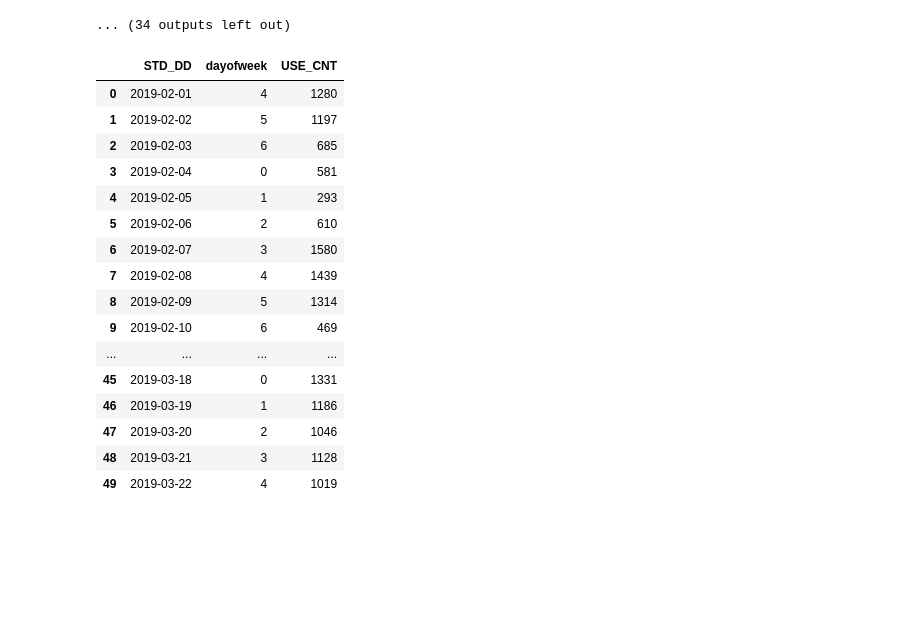
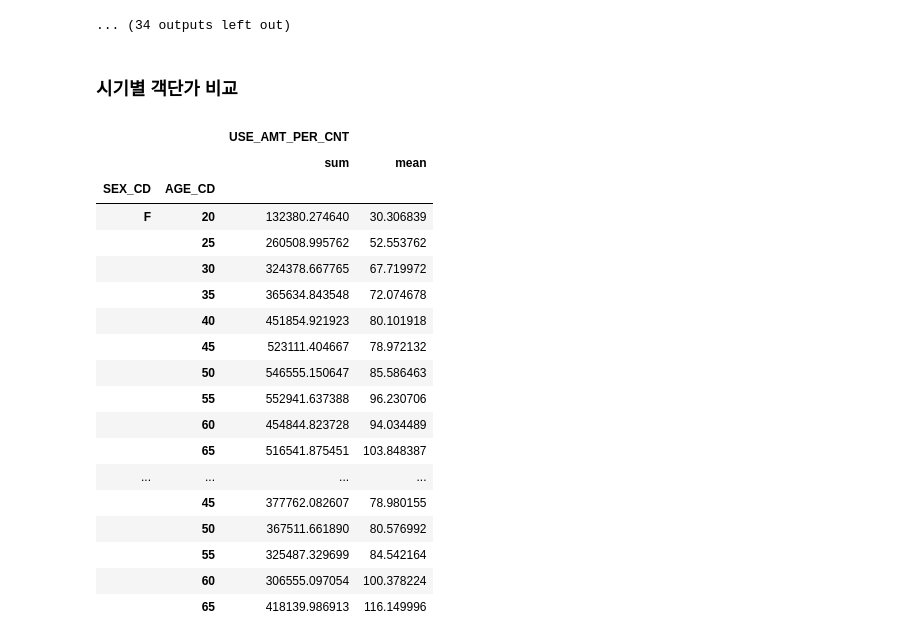
Before and after one commit to minkithub/bigcon2020, a Jupyter notebook: Jaewon/카드_업종위주.ipynb, the cells around one changed output. Saved outputs shown, nothing was run; the diff lists cells and outputs as text; code cells hidden in the pictures; blank space fills up the shorter version.

```diff
--- a/Jaewon/카드_업종위주.ipynb
+++ b/Jaewon/카드_업종위주.ipynb
@@ -407,23 +407,5 @@ for cat in register.MCT_CAT_NM.unique():
 [figure]
 금,토에 소비가 조금 늘어나고 남성이 여성에 비해 소비횟수가 매우 많은편
 ... (34 outputs left out)
-# %%
-furniture.groupby(['STD_DD','dayofweek'])[['USE_CNT']].sum().reset_index().head(50)
-# %% [output]
-|  | STD_DD | dayofweek | USE_CNT |
-| 0 | 2019-02-01 | 4 | 1280 |
-| 1 | 2019-02-02 | 5 | 1197 |
-| 2 | 2019-02-03 | 6 | 685 |
-| 3 | 2019-02-04 | 0 | 581 |
-| 4 | 2019-02-05 | 1 | 293 |
-| 5 | 2019-02-06 | 2 | 610 |
-| 6 | 2019-02-07 | 3 | 1580 |
-| 7 | 2019-02-08 | 4 | 1439 |
-| 8 | 2019-02-09 | 5 | 1314 |
-| 9 | 2019-02-10 | 6 | 469 |
-| ... | ... | ... | ... |
-| 45 | 2019-03-18 | 0 | 1331 |
-| 46 | 2019-03-19 | 1 | 1186 |
-| 47 | 2019-03-20 | 2 | 1046 |
-| 48 | 2019-03-21 | 3 | 1128 |
-| 49 | 2019-03-22 | 4 | 1019 |
+# %% [markdown]
+### 시기별 객단가 비교
@@ -429,0 +428,22 @@ furniture.groupby(['STD_DD','dayofweek'])[['USE_CNT']].sum().reset_index().head(
+# %%
+register_normal.groupby(['SEX_CD','AGE_CD']).agg({'USE_AMT_PER_CNT':[sum,'mean']})
+# %% [output]
+|  |  | USE_AMT_PER_CNT |  |
+|  |  | sum | mean |
+| SEX_CD | AGE_CD |  |  |
+| F | 20 | 132380.274640 | 30.306839 |
+|  | 25 | 260508.995762 | 52.553762 |
+|  | 30 | 324378.667765 | 67.719972 |
+|  | 35 | 365634.843548 | 72.074678 |
+|  | 40 | 451854.921923 | 80.101918 |
+|  | 45 | 523111.404667 | 78.972132 |
+|  | 50 | 546555.150647 | 85.586463 |
+|  | 55 | 552941.637388 | 96.230706 |
+|  | 60 | 454844.823728 | 94.034489 |
+|  | 65 | 516541.875451 | 103.848387 |
+| ... | ... | ... | ... |
+|  | 45 | 377762.082607 | 78.980155 |
+|  | 50 | 367511.661890 | 80.576992 |
+|  | 55 | 325487.329699 | 84.542164 |
+|  | 60 | 306555.097054 | 100.378224 |
+|  | 65 | 418139.986913 | 116.149996 |
```
Also changed, not shown: parts of 21 cells of this notebook, 2 other files.
